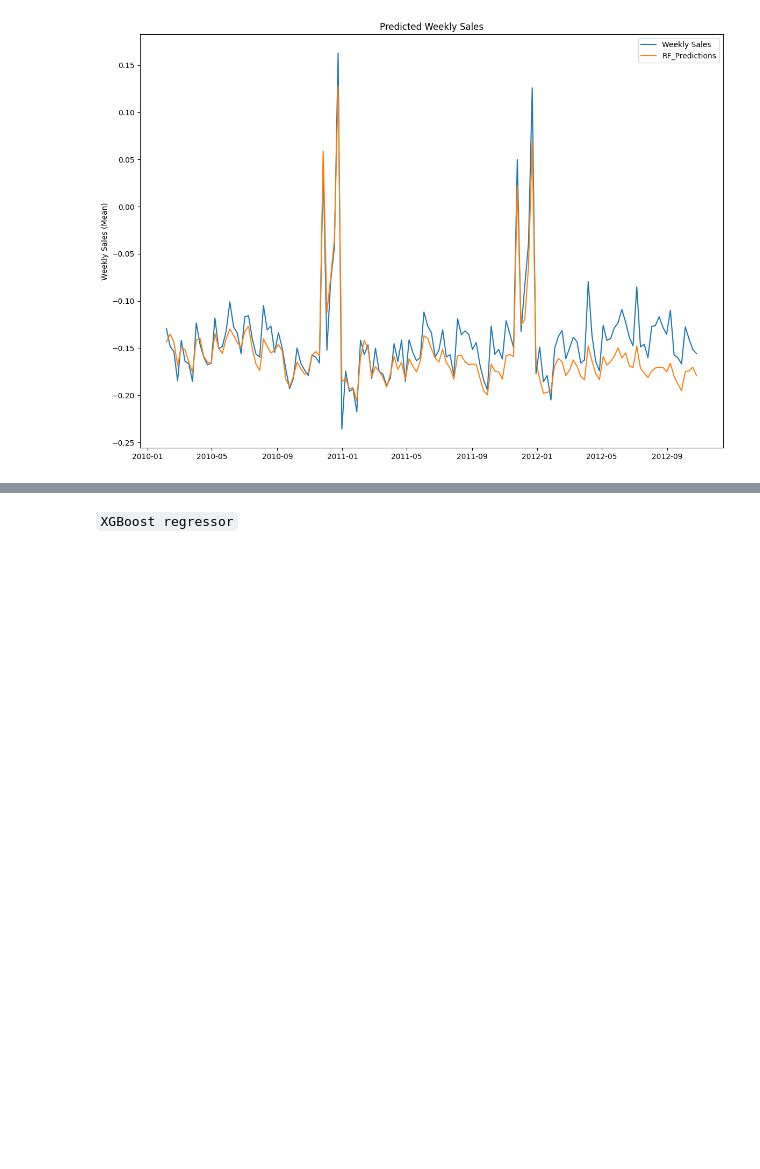
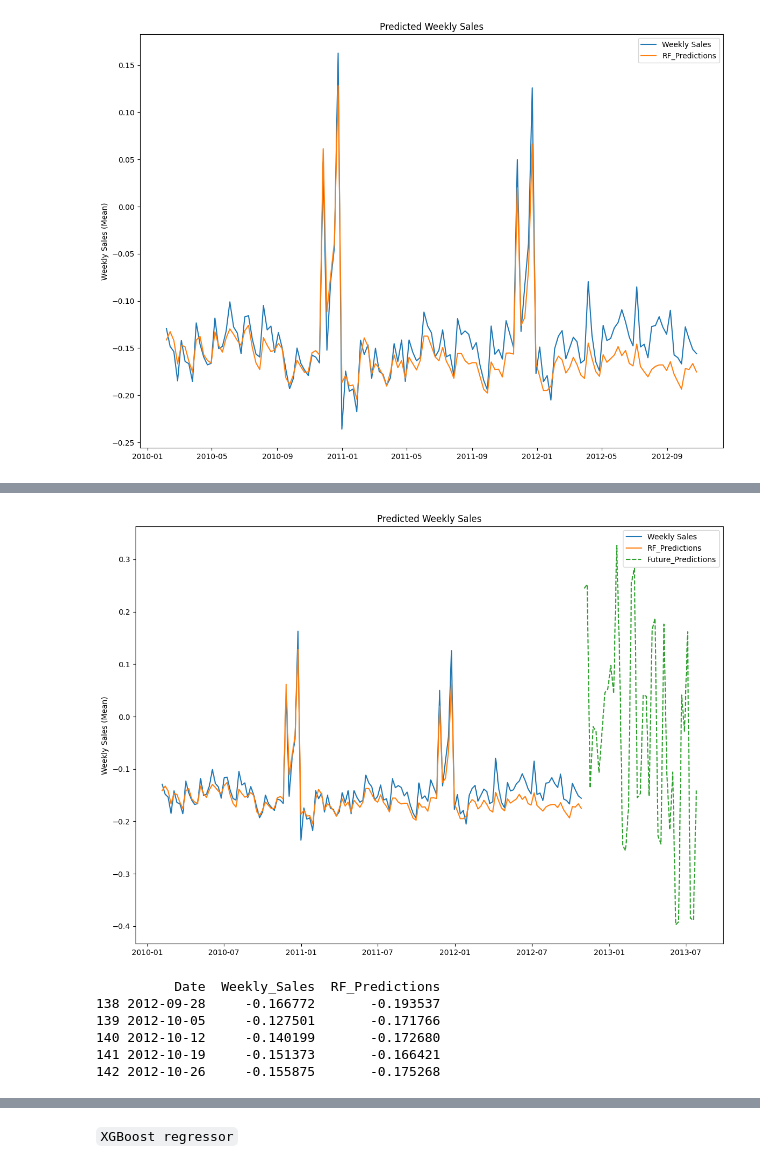
Before and after one commit to Johannes3001/AppliedML_Assign.01, a Jupyter notebook: Assignment2/Codes/FinalCode.ipynb, the cells around one changed output, grey strips where cells are left out. Saved outputs shown, nothing was run; the diff lists cells and outputs as text; code cells hidden in the pictures; blank space fills up the shorter version.

Commit message:
Predictions
Saved the RFR for further use (>100mb, so cant push it to github), has to be loaded by pasting your own path. Made predictions, graphed them.

```diff
--- a/Assignment2/Codes/FinalCode.ipynb
+++ b/Assignment2/Codes/FinalCode.ipynb
@@ -477,0 +567,11 @@ plt.show()
+# %%
+merged_temp = merged_df.reset_index()
+merged_date = merged_temp['Date']
+# %%
+# Get Size and Type into the dataframe.
+pred_df = pd.merge(stores, merged_df, on = 'Store', how='left')
+# %%
+# Getting column order identical to training data and normalizing data to keep the process synchronized.
+print(pred_df.head())
+pred_df = pred_df[X_train.columns]
+pred_df_scaled = normalize_col(pred_df)
@@ -477,0 +599,42 @@ plt.show()
+# %%
+# Create column with predictions
+pred_df['Weekly_Sales'] = saved_rf.predict(pred_df_scaled)
+# %%
+# Plotting the visualizations
+
+# Get the correct date column to groupby
+pred_df['Date'] = merged_date
+
+# Grouping the testset to prepare for visualizations
+pred_df_date = pred_df.groupby('Date').agg({'Weekly_Sales': 'mean',
+                                                }).reset_index()
+# test.reset_index(inplace=True)
+# test_date = test.groupby('Date').agg({'Weekly_Sales': 'mean',
+#                                         'RF_Predictions': 'mean'}).reset_index()
+
+# Plotting both 'Weekly_Sales' and 'Predictions'
+fig, ax = plt.subplots(figsize=(14, 10))
+ax.plot(test_date['Date'], test_date['Weekly_Sales'], label='Weekly Sales')
+ax.plot(test_date['Date'], test_date['RF_Predictions'], label='RF_Predictions')
+
+# Adding the new predictions from pred_df
+ax.plot(pred_df_date['Date'], pred_df_date['Weekly_Sales'], label='Future_Predictions', linestyle='--')
+
+# Adding labels and title
+ax.set_ylabel("Weekly Sales (Mean)")
+ax.set_title('Predicted Weekly Sales')
+ax.legend()
+
+# Displaying the plot
+plt.show()
+# %% [output]
+[figure, added]
+# %%
+print(test_date.tail())
+# %% [output]
+          Date  Weekly_Sales  RF_Predictions
+138 2012-09-28     -0.166772       -0.193537
+139 2012-10-05     -0.127501       -0.171766
+140 2012-10-12     -0.140199       -0.172680
+141 2012-10-19     -0.151373       -0.166421
+142 2012-10-26     -0.155875       -0.175268
```
Also changed, not shown: parts of 13 cells of this notebook.
